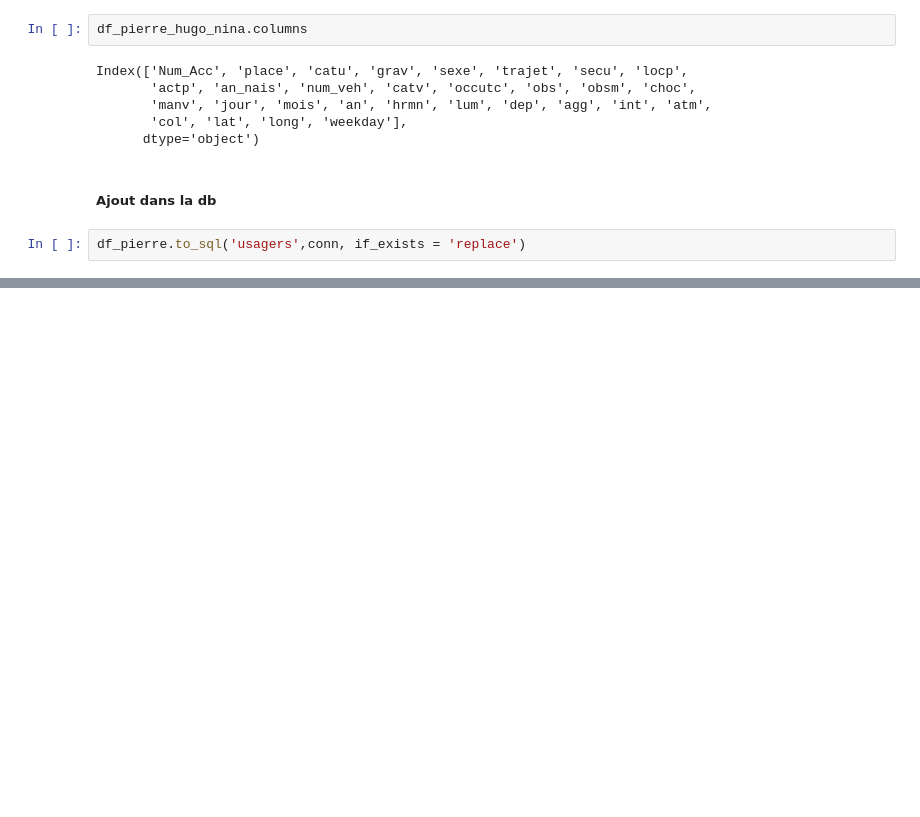
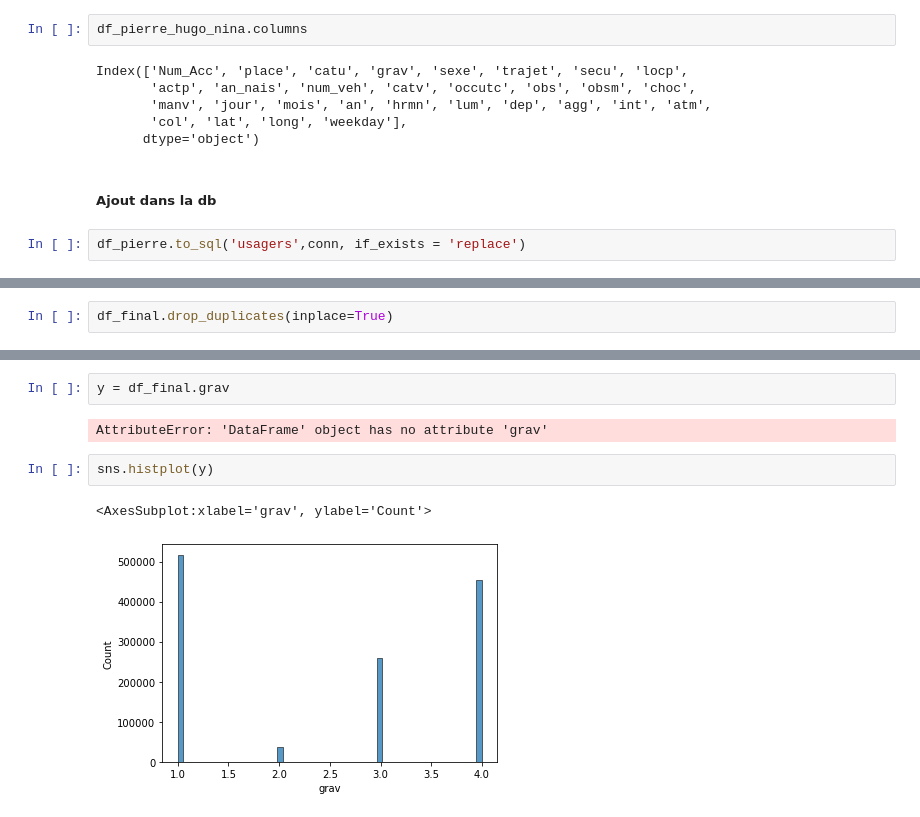
Before and after one commit to hugofgry/brief_accident, a Jupyter notebook: accidents.ipynb, the cells around one changed output, grey strips where cells are left out. Drawn from its saved outputs; the diff is of its cells as text; blank space fills up the shorter version.

```diff
--- a/accidents.ipynb
+++ b/accidents.ipynb
@@ -993,0 +742,2 @@ df_pierre.to_sql('usagers',conn, if_exists = 'replace')
+# %%
+df_final.drop_duplicates(inplace=True)
@@ -993,0 +776,9 @@ df_pierre.to_sql('usagers',conn, if_exists = 'replace')
+# %%
+y = df_final.grav
+# %% [output]
+AttributeError: 'DataFrame' object has no attribute 'grav'
+# %%
+sns.histplot(y)
+# %% [output]
+<AxesSubplot:xlabel='grav', ylabel='Count'>
+[figure, added]
```
Also changed, not shown: parts of 118 cells of this notebook, 2 other files.
